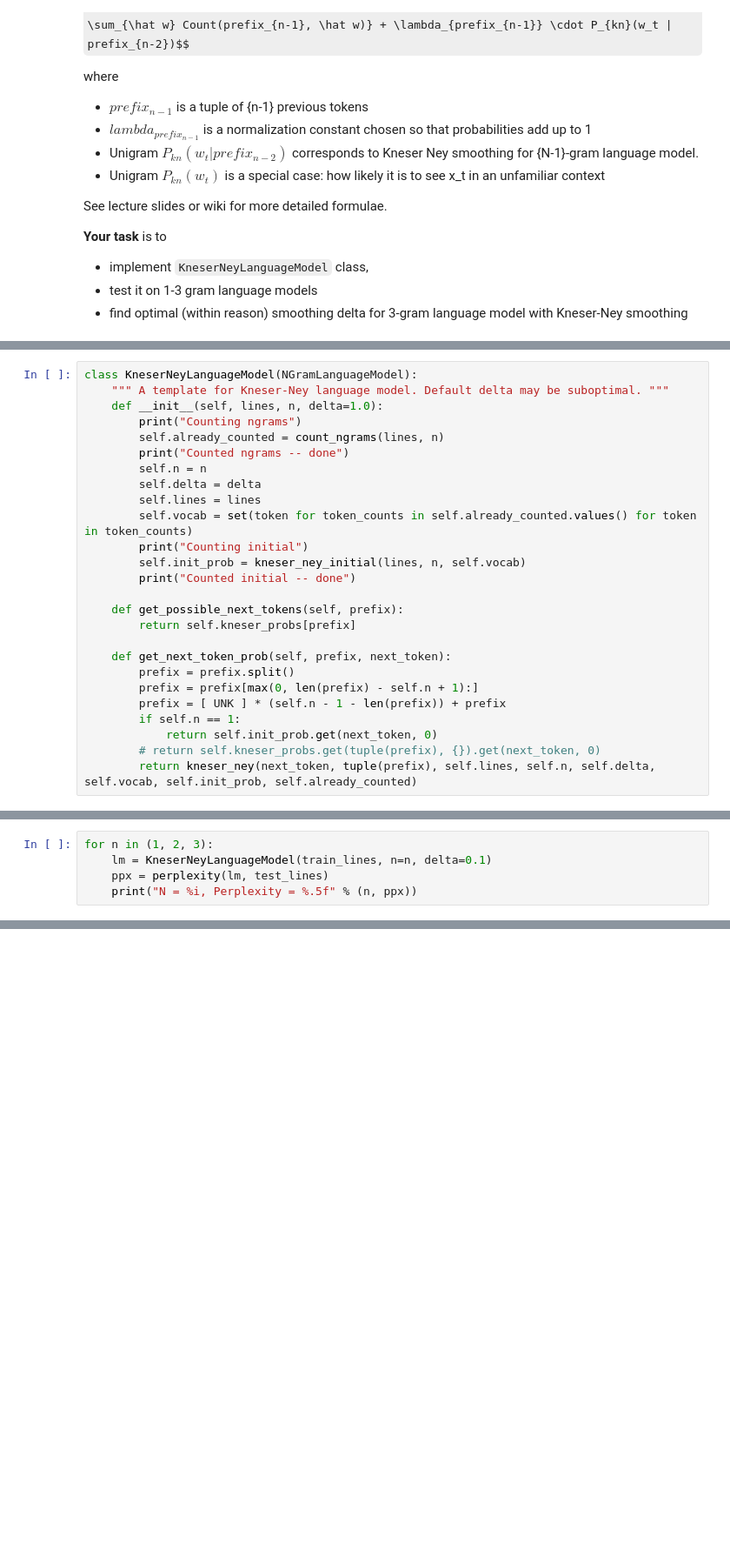
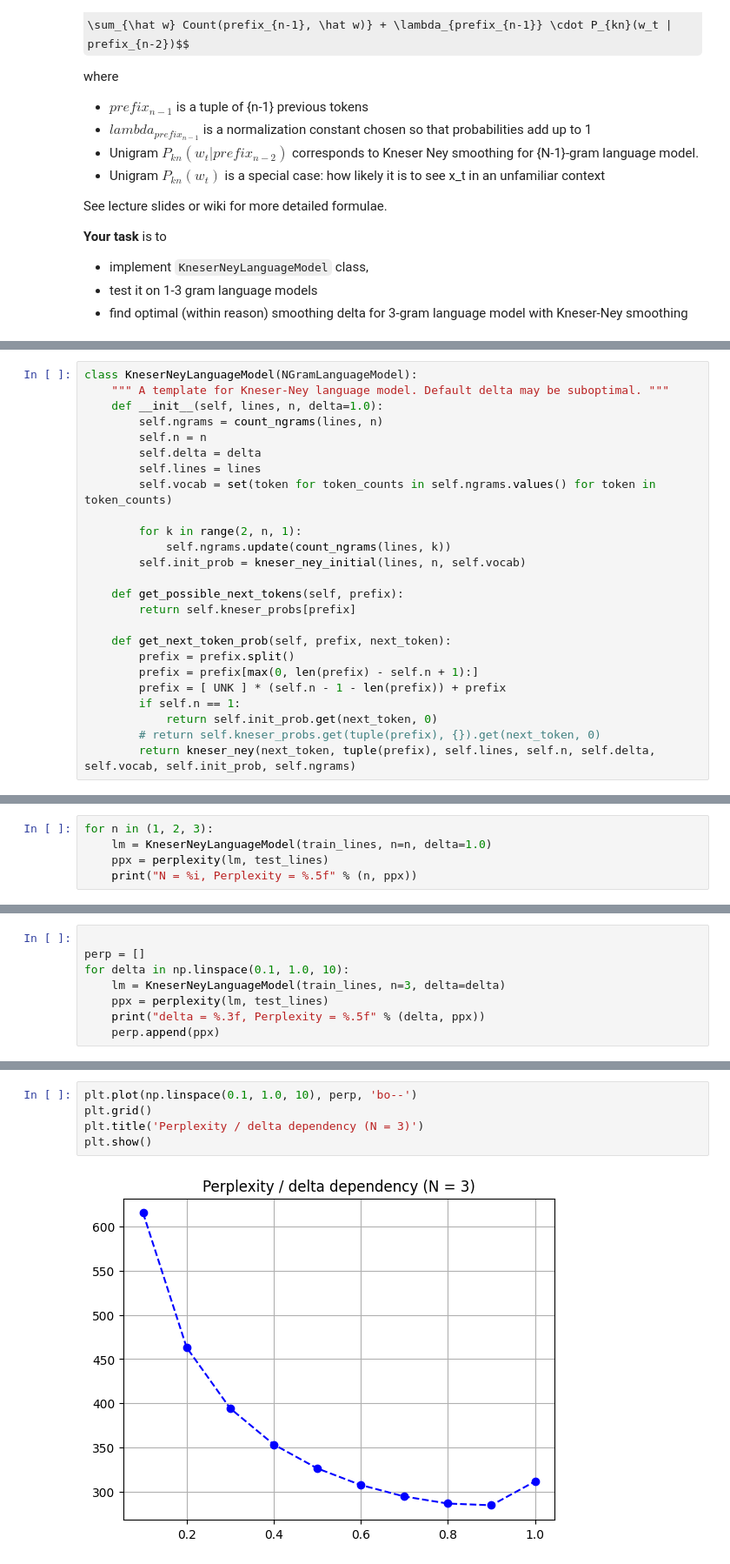
Before and after one commit to Yuko377/nlp_course, a Jupyter notebook: week03_lm/seminar.ipynb, the cells around one changed output, grey strips where cells are left out. Shown at 87% size. Cells and saved outputs as stored; diff of their text form; some formulas as TeX source; blank space fills up the shorter version.

Commit message:
hw3 done i guess
finally did kneser ney

```diff
--- a/week03_lm/seminar.ipynb
+++ b/week03_lm/seminar.ipynb
@@ -498,16 +458,15 @@ def kneser_ney(token, prefix, lines, n, delta, vocab, kneser_initial_probs, alre
 class KneserNeyLanguageModel(NGramLanguageModel):
     """ A template for Kneser-Ney language model. Default delta may be suboptimal. """
     def __init__(self, lines, n, delta=1.0):
-        print("Counting ngrams")
-        self.already_counted = count_ngrams(lines, n)
-        print("Counted ngrams -- done")
+        self.ngrams = count_ngrams(lines, n)
         self.n = n
         self.delta = delta
         self.lines = lines
-        self.vocab = set(token for token_counts in self.already_counted.values() for token in token_counts)
-        print("Counting initial")
+        self.vocab = set(token for token_counts in self.ngrams.values() for token in token_counts)
+
+        for k in range(2, n, 1):
+            self.ngrams.update(count_ngrams(lines, k))
         self.init_prob = kneser_ney_initial(lines, n, self.vocab)
-        print("Counted initial -- done")
 
     def get_possible_next_tokens(self, prefix):
         return self.kneser_probs[prefix]
@@ -519,4 +478,4 @@ class KneserNeyLanguageModel(NGramLanguageModel):
         if self.n == 1:
             return self.init_prob.get(next_token, 0)
         # return self.kneser_probs.get(tuple(prefix), {}).get(next_token, 0)
-        return kneser_ney(next_token, tuple(prefix), self.lines, self.n, self.delta, self.vocab, self.init_prob, self.already_counted)
+        return kneser_ney(next_token, tuple(prefix), self.lines, self.n, self.delta, self.vocab, self.init_prob, self.ngrams)
@@ -558,7 +504,7 @@ Counted initial -- done
 AssertionError: I told you not to break anything! :)
 # %%
 for n in (1, 2, 3):
-    lm = KneserNeyLanguageModel(train_lines, n=n, delta=0.1)
+    lm = KneserNeyLanguageModel(train_lines, n=n, delta=1.0)
     ppx = perplexity(lm, test_lines)
     print("N = %i, Perplexity = %.5f" % (n, ppx))
 # %% [output]
@@ -574,0 +526,8 @@ KeyboardInterrupt:
+# %%
+
+perp = []
+for delta in np.linspace(0.1, 1.0, 10):
+    lm = KneserNeyLanguageModel(train_lines, n=3, delta=delta)
+    ppx = perplexity(lm, test_lines)
+    print("delta = %.3f, Perplexity = %.5f" % (delta, ppx))
+    perp.append(ppx)
@@ -574,0 +545,7 @@ KeyboardInterrupt:
+# %%
+plt.plot(np.linspace(0.1, 1.0, 10), perp, 'bo--')
+plt.grid()
+plt.title('Perplexity / delta dependency (N = 3)')
+plt.show()
+# %% [output]
+[figure, added]
```
Also changed, not shown: parts of 10 cells of this notebook, 1 other file.
